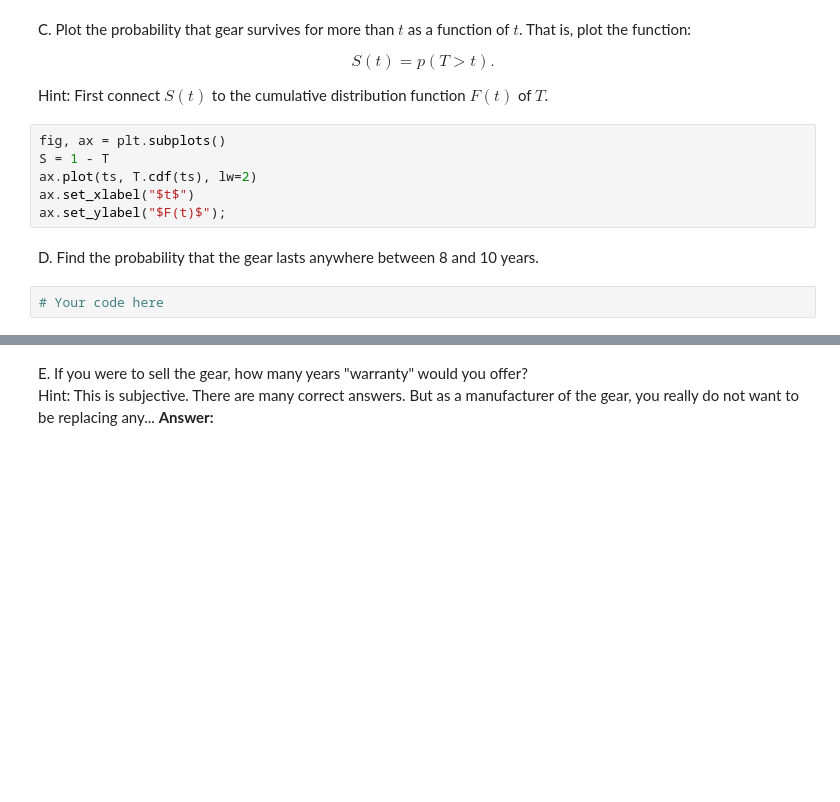
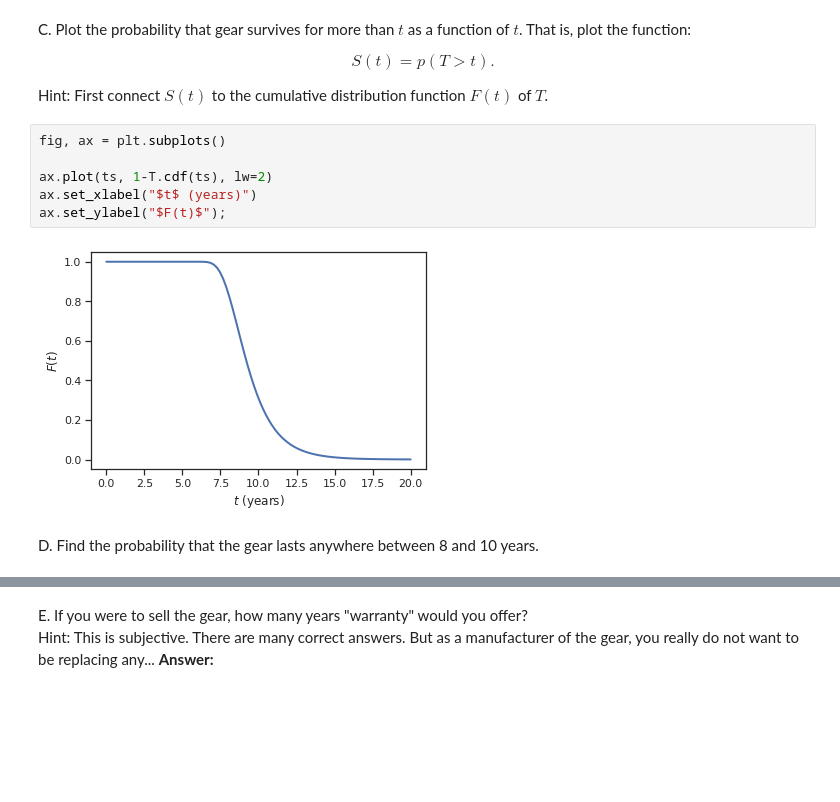
Before and after one commit to schemp98/data-analytics-se, a Jupyter notebook: lecturebook/homework/homework-02_SCC.ipynb, the cells around one changed output, grey strips where cells are left out. Cells and saved outputs as stored; diff of their text form; blank space fills up the shorter version.

```diff
--- a/lecturebook/homework/homework-02_SCC.ipynb
+++ b/lecturebook/homework/homework-02_SCC.ipynb
@@ -156,11 +156,11 @@ $$
 Hint: First connect $S(t)$ to the cumulative distribution function $F(t)$ of $T$.
 # %%
 fig, ax = plt.subplots()
-S = 1 - T
-ax.plot(ts, T.cdf(ts), lw=2)
-ax.set_xlabel("$t$")
+
+ax.plot(ts, 1-T.cdf(ts), lw=2)
+ax.set_xlabel("$t$ (years)")
 ax.set_ylabel("$F(t)$");
+# %% [output]
+[figure, added]
 # %% [markdown]
 D. Find the probability that the gear lasts anywhere between 8 and 10 years.
-# %%
-# Your code here
```
Also changed, not shown: parts of 4 cells of this notebook.
